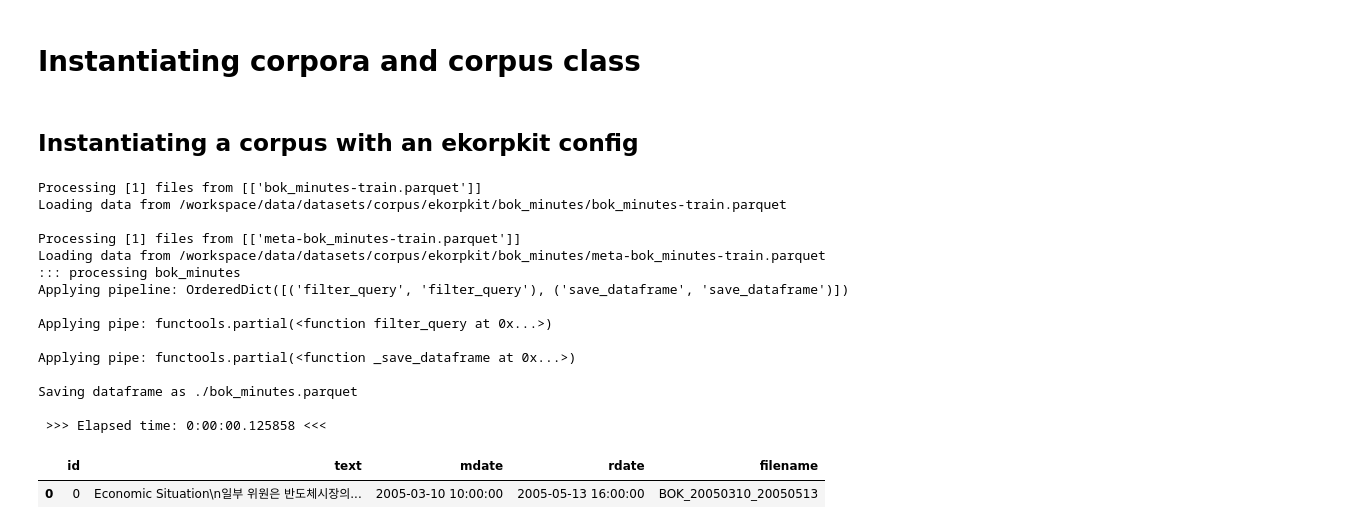
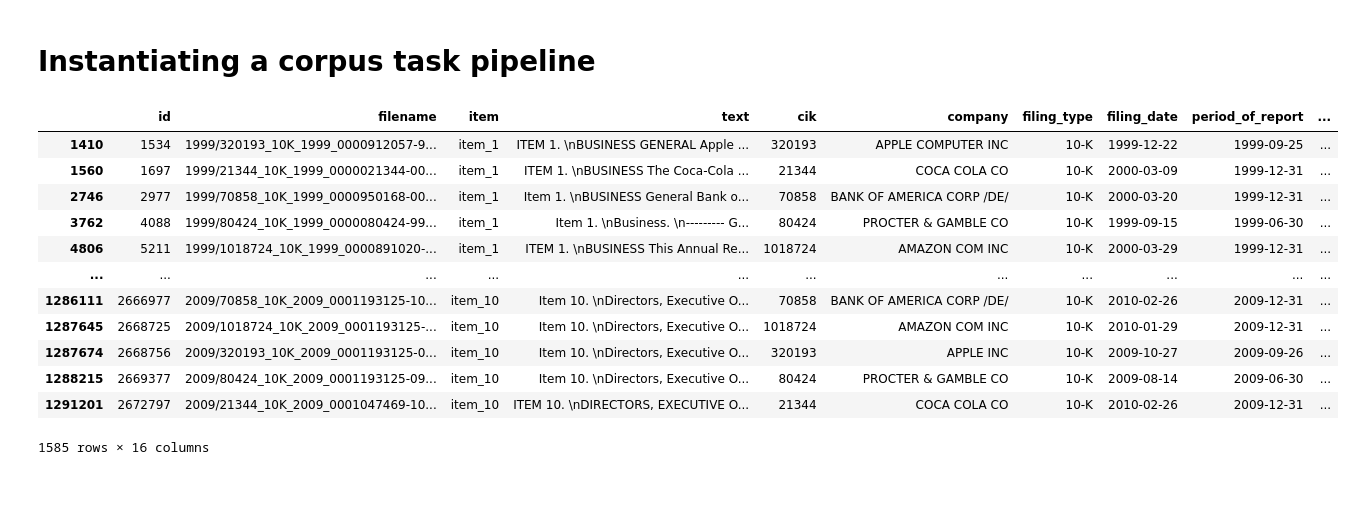
Before and after one commit to entelecheia/ekorpkit-config, a Jupyter notebook: notebooks/corpus/filter_and_save.ipynb, the cells around one changed output. Drawn from its saved outputs; the diff is of its cells as text; code cells hidden in the pictures; blank space fills up the shorter version.

```diff
--- a/notebooks/corpus/filter_and_save.ipynb
+++ b/notebooks/corpus/filter_and_save.ipynb
@@ -1,6 +1,6 @@
 # %% [markdown]
 <a href="https://colab.research.google.com/github/entelecheia/ekorpkit-config/blob/main/notebooks/corpus/filter_and_save.ipynb" target="_parent"><img src="https://colab.research.google.com/assets/colab-badge.svg" alt="Open In Colab"/></a>
 # %% [markdown]
-# Instantiating corpora and corpus class
+# Instantiating a corpus task pipeline
 # %%
 %%capture
@@ -8,7 +8,5 @@
 # %%
 from ekorpkit import eKonf
-# %% [markdown]
-## Instantiating a corpus with an ekorpkit config
 # %%
 corpus_cfg = eKonf.compose(config_group='corpus=corpus')
 corpus_cfg.name = 'edgar'
@@ -17,26 +15,22 @@ corpus_cfg.data_dir = '/workspace/data/datasets/corpus/ekorpkit'
 # %%
 cfg = eKonf.compose(config_group = 'task=corpus')
 cfg.corpus = corpus_cfg
 cfg.pipeline._pipeline_ = ['filter_query', 'save_dataframe']
 cfg.pipeline.filter_query.query = "cik in ['320193', '789019', '1652044', '1018724', '200406', '104169', '80424', '9617', '70858', '21344']"
-cfg.pipeline.save_dataframe.output_dir = '.'
+cfg.pipeline.save_dataframe.output_dir = '../data'
 cfg.pipeline.save_dataframe.output_file = 'edgar.parquet'
 eKonf.instantiate(cfg)
 # %% [output]
+|  | id | filename | item | text | cik | company | filing_type | filing_date | period_of_report | ... |
+| 1410 | 1534 | 1999/320193_10K_1999_0000912057-9... | item_1 | ITEM 1. \nBUSINESS GENERAL Apple ... | 320193 | APPLE COMPUTER INC | 10-K | 1999-12-22 | 1999-09-25 | ... |
+| 1560 | 1697 | 1999/21344_10K_1999_0000021344-00... | item_1 | ITEM 1. \nBUSINESS The Coca-Cola ... | 21344 | COCA COLA CO | 10-K | 2000-03-09 | 1999-12-31 | ... |
+| 2746 | 2977 | 1999/70858_10K_1999_0000950168-00... | item_1 | Item 1. \nBUSINESS General Bank o... | 70858 | BANK OF AMERICA CORP /DE/ | 10-K | 2000-03-20 | 1999-12-31 | ... |
+| 3762 | 4088 | 1999/80424_10K_1999_0000080424-99... | item_1 | Item 1. \nBusiness. \n--------- G... | 80424 | PROCTER & GAMBLE CO | 10-K | 1999-09-15 | 1999-06-30 | ... |
+| 4806 | 5211 | 1999/1018724_10K_1999_0000891020-... | item_1 | ITEM 1. \nBUSINESS This Annual Re... | 1018724 | AMAZON COM INC | 10-K | 2000-03-29 | 1999-12-31 | ... |
+| ... | ... | ... | ... | ... | ... | ... | ... | ... | ... | ... |
+| 1286111 | 2666977 | 2009/70858_10K_2009_0001193125-10... | item_10 | Item 10. \nDirectors, Executive O... | 70858 | BANK OF AMERICA CORP /DE/ | 10-K | 2010-02-26 | 2009-12-31 | ... |
+| 1287645 | 2668725 | 2009/1018724_10K_2009_0001193125-... | item_10 | Item 10. \nDirectors, Executive O... | 1018724 | AMAZON COM INC | 10-K | 2010-01-29 | 2009-12-31 | ... |
+| 1287674 | 2668756 | 2009/320193_10K_2009_0001193125-0... | item_10 | Item 10. \nDirectors, Executive O... | 320193 | APPLE INC | 10-K | 2009-10-27 | 2009-09-26 | ... |
+| 1288215 | 2669377 | 2009/80424_10K_2009_0001193125-09... | item_10 | Item 10. \nDirectors, Executive O... | 80424 | PROCTER & GAMBLE CO | 10-K | 2009-08-14 | 2009-06-30 | ... |
+| 1291201 | 2672797 | 2009/21344_10K_2009_0001047469-10... | item_10 | ITEM 10. \nDIRECTORS, EXECUTIVE O... | 21344 | COCA COLA CO | 10-K | 2010-02-26 | 2009-12-31 | ... |
-Processing [1] files from [['bok_minutes-train.parquet']]
-Loading data from /workspace/data/datasets/corpus/ekorpkit/bok_minutes/bok_minutes-train.parquet
-
-Processing [1] files from [['meta-bok_minutes-train.parquet']]
-Loading data from /workspace/data/datasets/corpus/ekorpkit/bok_minutes/meta-bok_minutes-train.parquet
-::: processing bok_minutes
-Applying pipeline: OrderedDict([('filter_query', 'filter_query'), ('save_dataframe', 'save_dataframe')])
-
-Applying pipe: functools.partial(<function filter_query at 0x...>)
-
-Applying pipe: functools.partial(<function _save_dataframe at 0x...>)
-
-Saving dataframe as ./bok_minutes.parquet
-
- >>> Elapsed time: 0:00:00.125858 <<<
+1585 rows × 16 columns
-|  | id | text | mdate | rdate | filename |
-| 0 | 0 | Economic Situation\n일부 위원은 반도체시장의... | 2005-03-10 10:00:00 | 2005-05-13 16:00:00 | BOK_20050310_20050513 |
```
Also changed, not shown: parts of 1 cell of this notebook, 4 other files.
